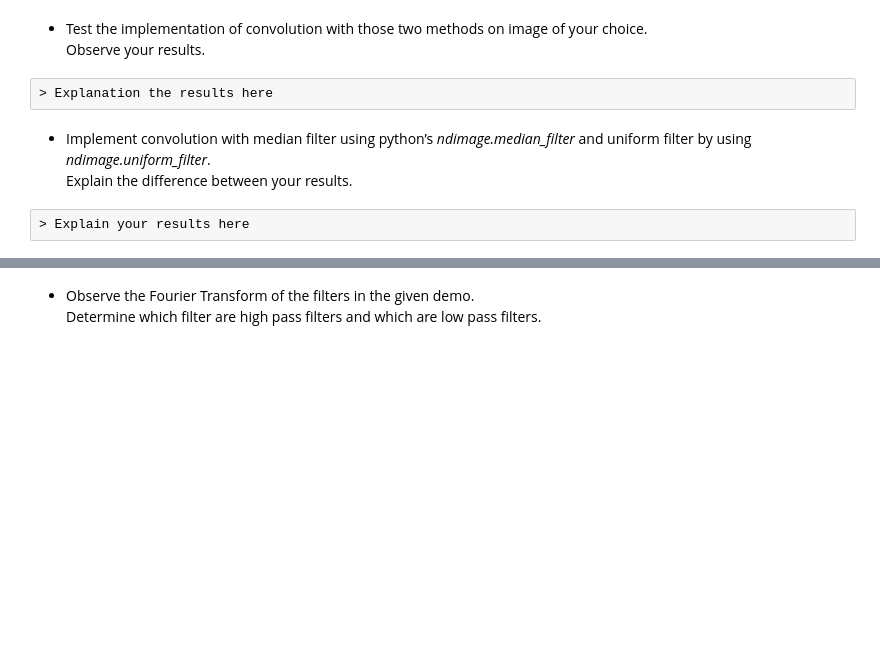
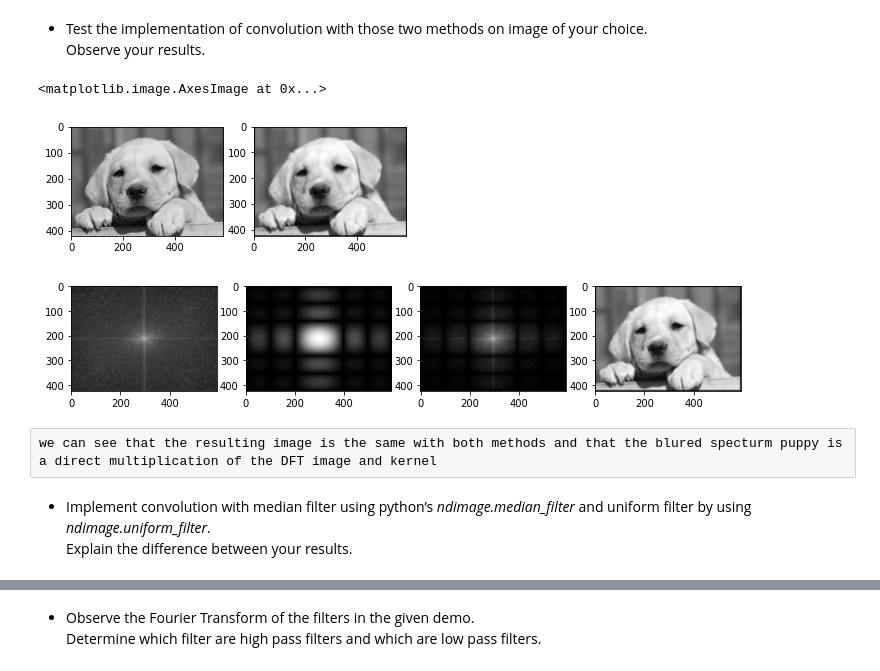
Before and after one commit to nadavschwalb/Advanced_C, a Jupyter notebook: Lab_4_student.ipynb, the cells around one changed output, grey strips where cells are left out. Cells and saved outputs as stored; diff of their text form; code cells hidden in the pictures; blank space fills up the shorter version.

```diff
--- a/Lab_4_student.ipynb
+++ b/Lab_4_student.ipynb
@@ -336,10 +358,32 @@ def conv_demo():
 # %% [markdown]
 * Test the implementation of convolution with those two methods on image of your choice.
     Observe your results.
-# %% [raw]
-> Explanation the results here
+# %%
+blur_kernel = (1.0/36)*np.ones((6,6))
+direct_conv_puppy = signal.convolve2d(puppy_image,blur_kernel)
+
+N = puppy_image.shape[0]+blur_kernel.shape[0]
+M = puppy_image.shape[1]+blur_kernel.shape[1]
+puppy_spectrum=np.fft.fftshift(np.fft.fft2(puppy_image,s=(N,M)))
+blur_kernel_spectrum=np.fft.fftshift(np.fft.fft2(blur_kernel,s=(N,M)))
+puppy_blurred_spectrum=puppy_spectrum*blur_kernel_spectrum
+puppy_blurred_using_dft=np.abs(np.fft.ifft2(puppy_blurred_spectrum))
+
+fig, axis = plt.subplots(nrows=1,ncols=2,figsize = (6,6))
+axis[0].imshow(puppy_image,cmap = 'gray')
+axis[1].imshow(direct_conv_puppy,cmap = 'gray')
+
+fig2, axis2 = plt.subplots(nrows=1,ncols=4,figsize = (12,12))
+axis2[0].imshow(20*np.log(np.abs(puppy_spectrum)+1),cmap='gray')
+axis2[1].imshow(20*np.log(np.abs(blur_kernel_spectrum)+1),cmap='gray')
+axis2[2].imshow(20*np.log(np.abs(puppy_blurred_spectrum)+1),cmap='gray')
+axis2[3].imshow(puppy_blurred_using_dft,cmap='gray')
+# %% [output]
+<matplotlib.image.AxesImage at 0x...>
+[figure, added]
+[figure, added]
+# %% [raw]
+we can see that the resulting image is the same with both methods and that the blured specturm puppy is a direct multiplication of the DFT image and kernel
 # %% [markdown]
 * Implement convolution with median filter using python’s *ndimage.median_filter* and uniform filter by using *ndimage.uniform_filter*.
     Explain the difference between your results.
-# %% [raw]
-> Explain your results here
```
Also changed, not shown: parts of 21 cells of this notebook.
